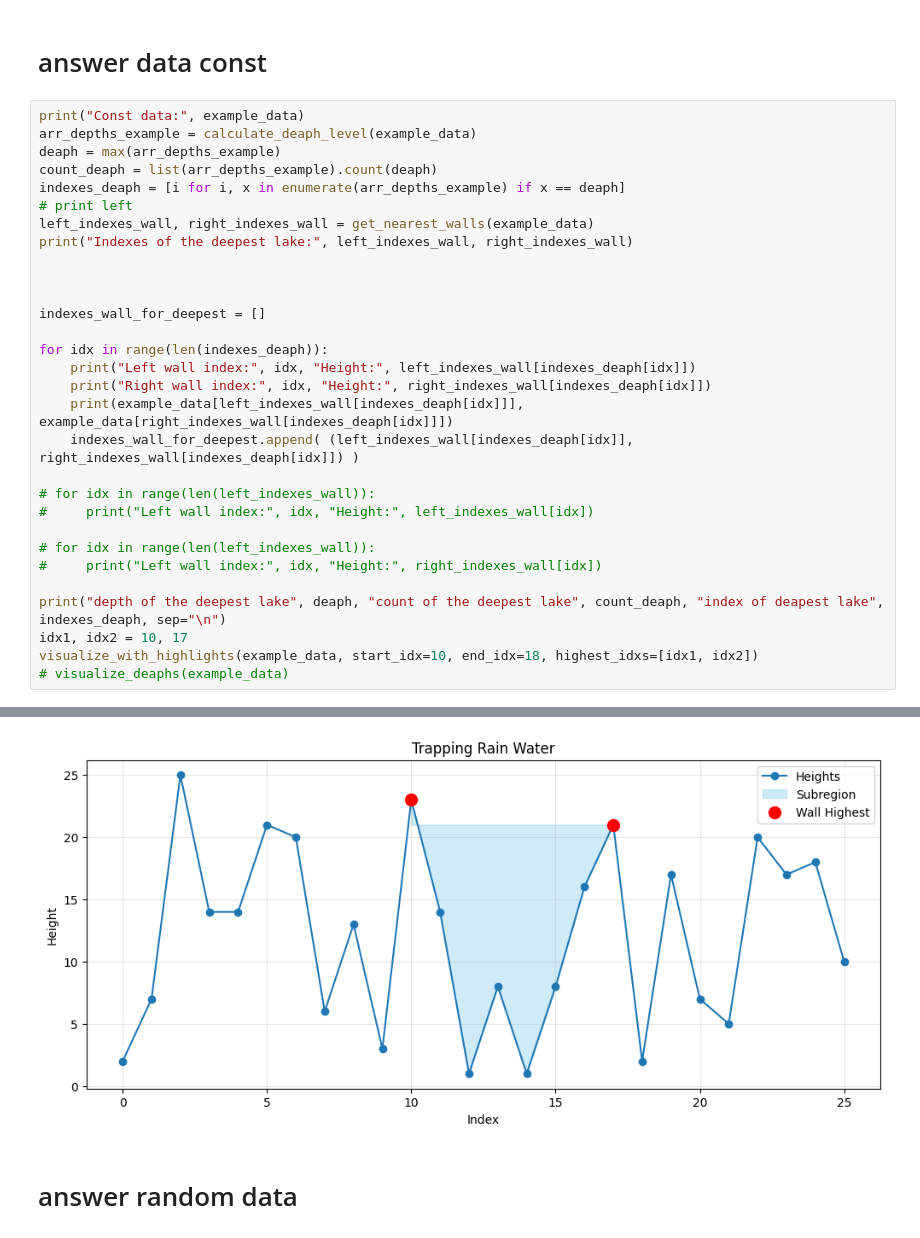
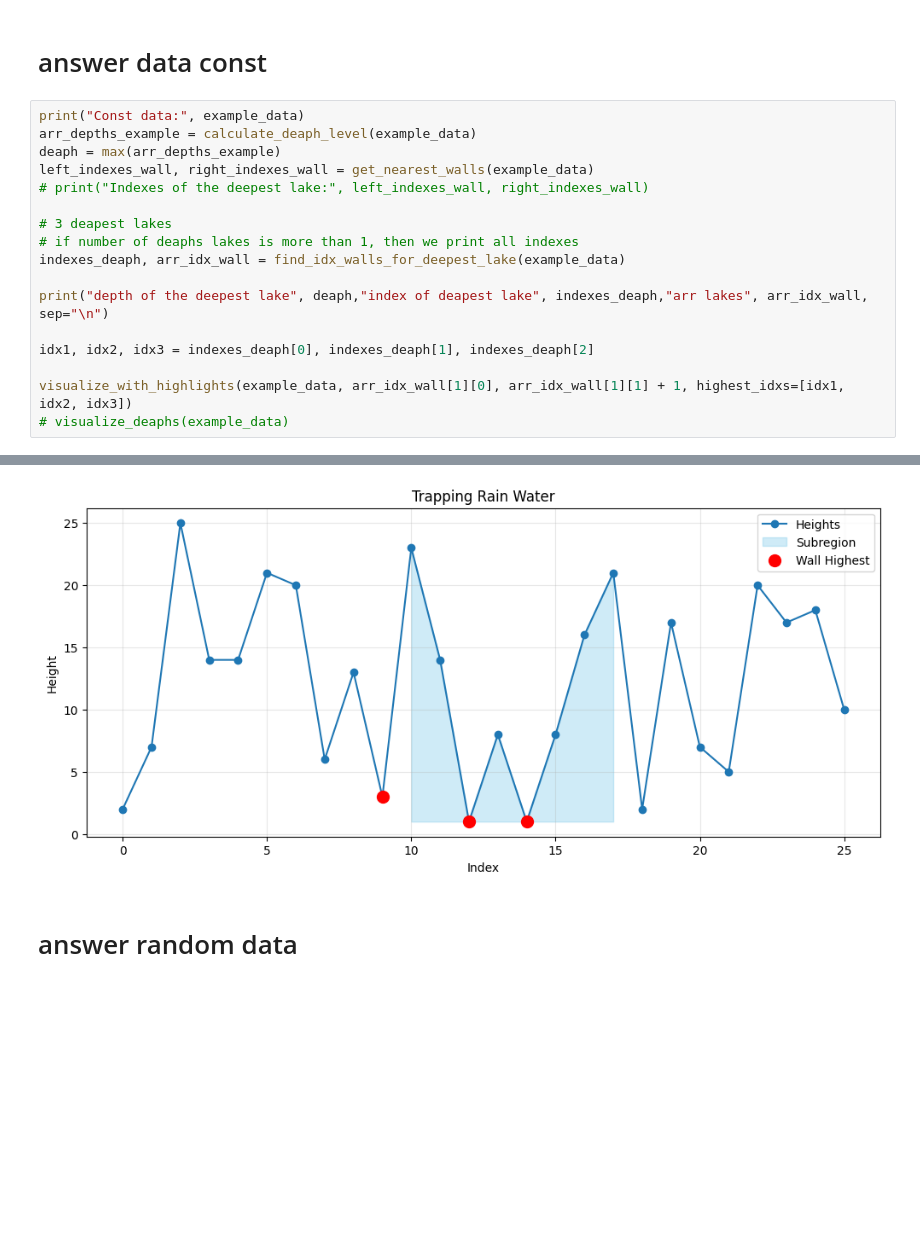
Before and after one commit to Animmant/amazinium_2026_tasks, a Jupyter notebook: works/mountaines.ipynb, the cells around one changed output, grey strips where cells are left out. Saved outputs shown, nothing was run; the diff lists cells and outputs as text; blank space fills up the shorter version.

```diff
--- a/works/mountaines.ipynb
+++ b/works/mountaines.ipynb
@@ -103,31 +122,18 @@ Generated data: [12, 7, 20, 8, 20, 19, 25, 11, 10, 12, 8, 17, 2, 4, 15, 19, 4, 1
 print("Const data:", example_data)
 arr_depths_example = calculate_deaph_level(example_data)
 deaph = max(arr_depths_example)
-count_deaph = list(arr_depths_example).count(deaph)
-indexes_deaph = [i for i, x in enumerate(arr_depths_example) if x == deaph]
-# print left
 left_indexes_wall, right_indexes_wall = get_nearest_walls(example_data)
-print("Indexes of the deepest lake:", left_indexes_wall, right_indexes_wall)
+# print("Indexes of the deepest lake:", left_indexes_wall, right_indexes_wall)
 
+# 3 deapest lakes
+# if number of deaphs lakes is more than 1, then we print all indexes
+indexes_deaph, arr_idx_wall = find_idx_walls_for_deepest_lake(example_data)
 
+print("depth of the deepest lake", deaph,"index of deapest lake", indexes_deaph,"arr lakes", arr_idx_wall, sep="\n")
 
-indexes_wall_for_deepest = []
+idx1, idx2, idx3 = indexes_deaph[0], indexes_deaph[1], indexes_deaph[2]
 
-for idx in range(len(indexes_deaph)):
-    print("Left wall index:", idx, "Height:", left_indexes_wall[indexes_deaph[idx]])
-    print("Right wall index:", idx, "Height:", right_indexes_wall[indexes_deaph[idx]])
-    print(example_data[left_indexes_wall[indexes_deaph[idx]]], example_data[right_indexes_wall[indexes_deaph[idx]]])
-    indexes_wall_for_deepest.append( (left_indexes_wall[indexes_deaph[idx]], right_indexes_wall[indexes_deaph[idx]]) )
-
-# for idx in range(len(left_indexes_wall)):
-#     print("Left wall index:", idx, "Height:", left_indexes_wall[idx])
-
-# for idx in range(len(left_indexes_wall)):
-#     print("Left wall index:", idx, "Height:", right_indexes_wall[idx])
-
-print("depth of the deepest lake", deaph, "count of the deepest lake", count_deaph, "index of deapest lake", indexes_deaph, sep="\n")
-idx1, idx2 = 10, 17
-visualize_with_highlights(example_data, start_idx=10, end_idx=18, highest_idxs=[idx1, idx2])
+visualize_with_highlights(example_data, arr_idx_wall[1][0], arr_idx_wall[1][1] + 1, highest_idxs=[idx1, idx2, idx3])
 # visualize_deaphs(example_data)
 # %% [output]
 Const data: [2, 7, 25, 14, 14, 21, 20, 6, 13, 3, 23, 14, 1, 8, 1, 8, 16, 21, 2, 17, 7, 5, 20, 17, 18, 10]
@@ -152,4 +146,4 @@ index of deapest lake
-[figure, old version]
+[figure, new version]
 # %% [markdown]
 # answer random data
 # %%
```
Also changed, not shown: parts of 9 cells of this notebook.
